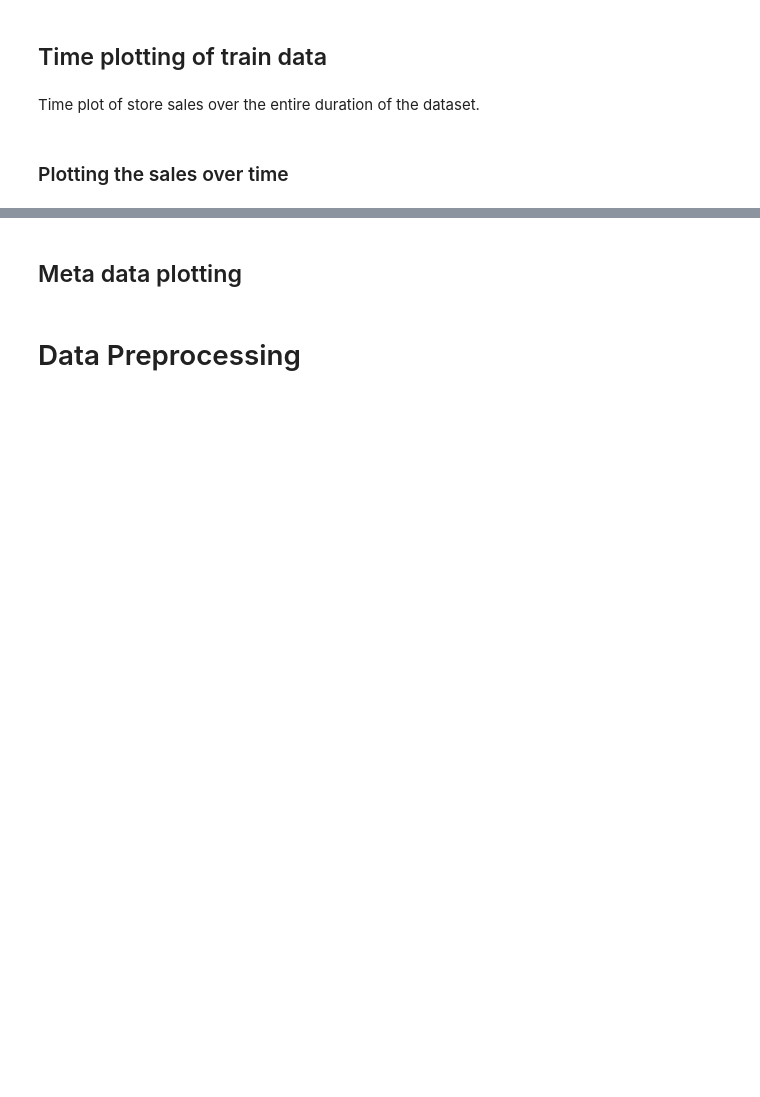
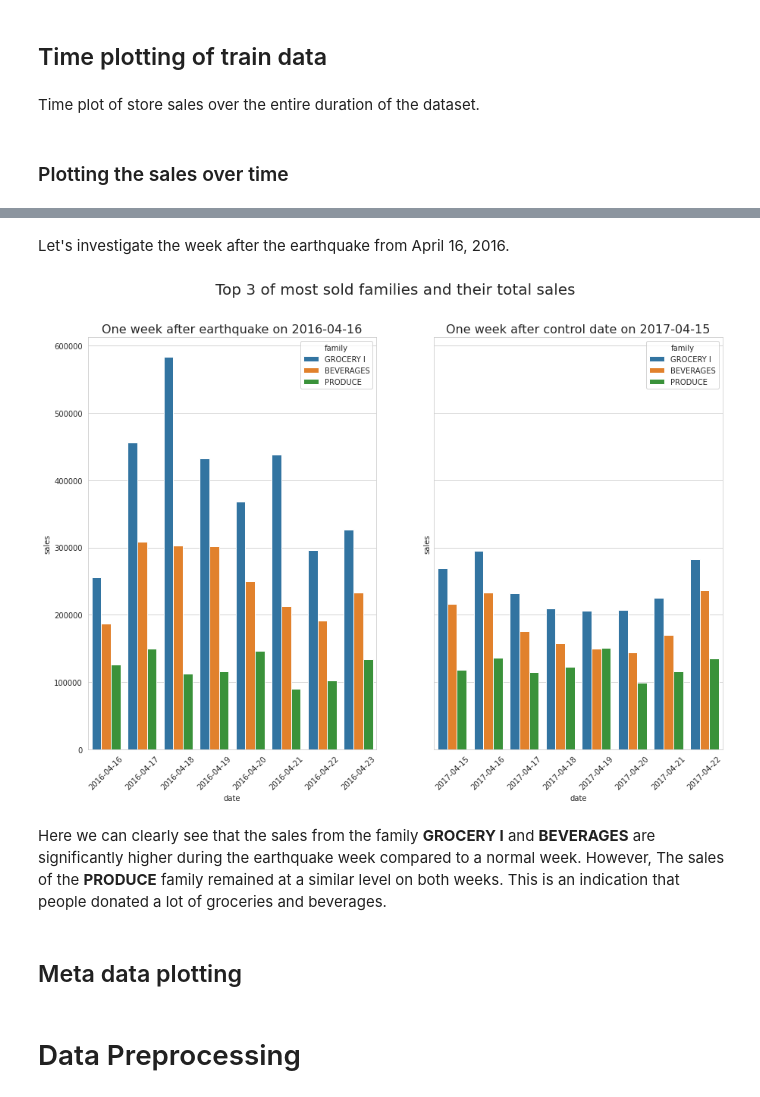
Before and after one commit to marodatavision/KaggleCompetitions, a Jupyter notebook: store-sales-time-series-forecasting/Kaggle Store Sales - Time Series Forecasting using LSTM.ipynb, the cells around one changed output, grey strips where cells are left out. Drawn from its saved outputs; the diff is of its cells as text; code cells hidden in the pictures; blank space fills up the shorter version.

Commit message:
added earthquake family plot

```diff
--- a/store-sales-time-series-forecasting/Kaggle Store Sales - Time Series Forecasting using LSTM.ipynb
+++ b/store-sales-time-series-forecasting/Kaggle Store Sales - Time Series Forecasting using LSTM.ipynb
@@ -301,0 +306,2 @@ fig.show()
+# %% [markdown]
+Let's investigate the week after the earthquake from April 16, 2016.
@@ -302,3 +324,31 @@ fig.show()
+# %%
+# get filtered and preprocessed dataframes
+quake_df = get_top_3_families_of_week('2016-04-16', '2016-04-23')
+compare_df = get_top_3_families_of_week('2017-04-15', '2017-04-22')
+
+# plot both dataframes as subplots
+fig, axes = plt.subplots(1, 2, figsize=(15,10), sharey=True)
+
+# plot earthquake data
+sns.barplot(x="date", y="sales", data=quake_df, hue="family", ax=axes[0])
+axes[0].set_title('One week after earthquake on 2016-04-16',
+                  fontsize=16)
+
+# plot control data one year later
+sns.barplot(x="date", y="sales", data=compare_df, hue="family", ax=axes[1])
+axes[1].set_title('One week after control date on 2017-04-15',
+                  fontsize=16)
+
+# set xtick rotation
+[[tick.set_rotation(45) for tick in ax.get_xticklabels()] for ax in axes]
+
+# set main title
+fig.suptitle("Top 3 of most sold families and their total sales", fontsize='20')
+plt.show()
+# %% [output]
+[figure, added]
+# %% [markdown]
+Here we can clearly see that the sales from the family __GROCERY I__ and __BEVERAGES__ are significantly higher during the earthquake week compared to a normal week. However, The sales of the __PRODUCE__ family remained at a similar level on both weeks. This is an indication that people donated a lot of groceries and beverages.
 # %% [markdown]
 ## Meta data plotting
 # %% [markdown]
```
Also changed, not shown: parts of 4 cells of this notebook.
